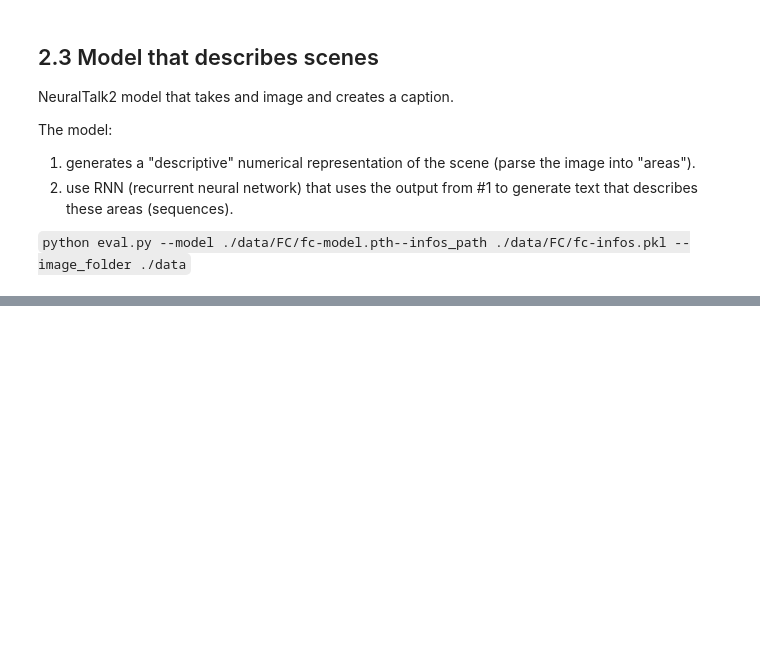
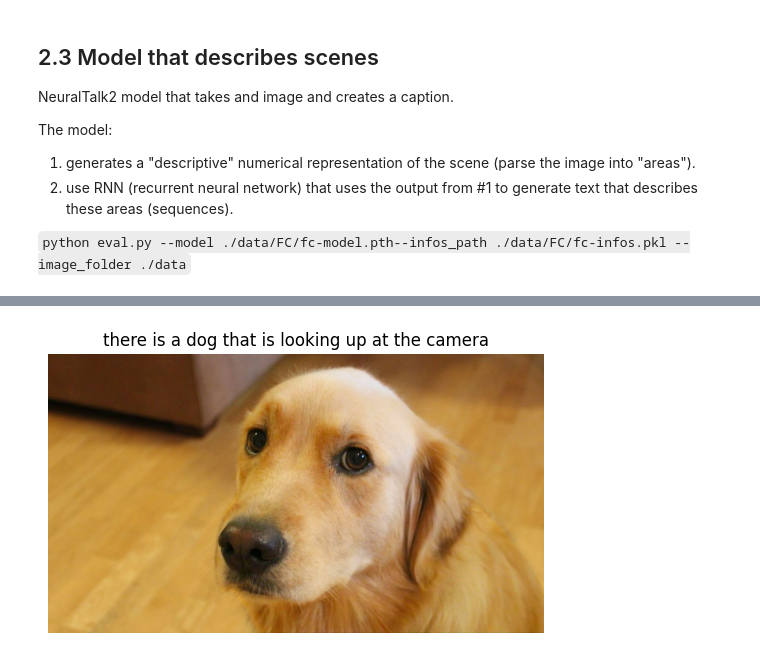
Before and after one commit to nicholassolomon/dlwpt-code, a Jupyter notebook: Chapter_2.ipynb, the cells around one changed output, grey strips where cells are left out. Drawn from its saved outputs; the diff is of its cells as text; code cells hidden in the pictures; blank space fills up the shorter version.

```diff
--- a/Chapter_2.ipynb
+++ b/Chapter_2.ipynb
@@ -379,0 +384,5 @@ The model:
+# %%
+# Use a pipeline as a high-level helper
+from transformers import pipeline
+
+pipe = pipeline("image-to-text", model="Salesforce/blip-image-captioning-large")
@@ -379,0 +395,15 @@ The model:
+# %%
+import matplotlib.pyplot as plt
+from PIL import Image
+
+imagePath = '/content/data/p1ch2/bobby.jpg'
+img = Image.open(imagePath)
+
+caption = pipe(imagePath)
+
+plt.imshow(img)
+plt.title(caption[0]['generated_text'])
+plt.axis('off')
+plt.show()
+# %% [output]
+[figure, added]
```
Also changed, not shown: parts of 7 cells of this notebook.
